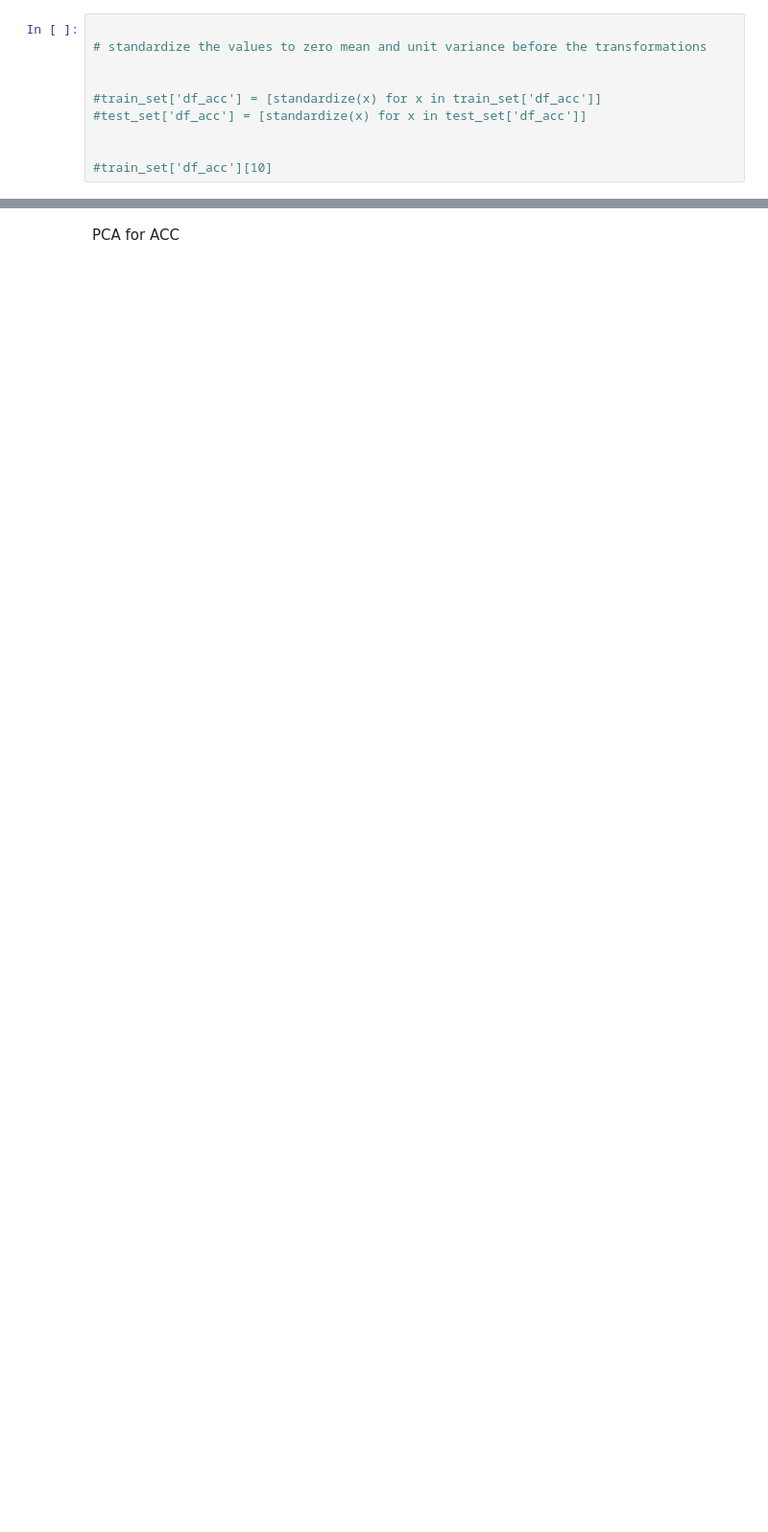
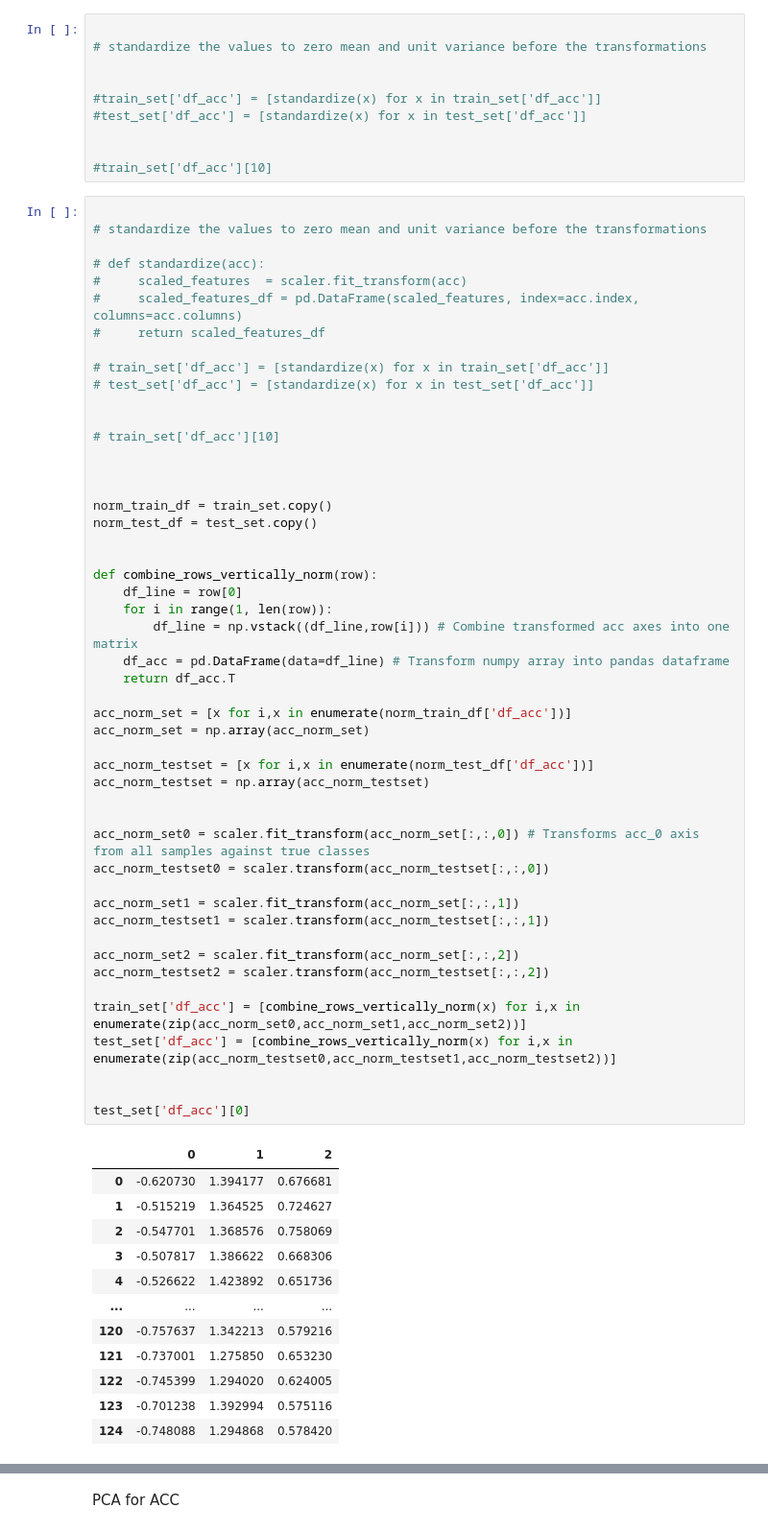
Before and after one commit to anushaihalapathirana/Multi_modal_data_fusion, a Jupyter notebook: project-work-MEx-classification.ipynb, the cells around one changed output, grey strips where cells are left out. Shown at 96% size. Drawn from its saved outputs; the diff is of its cells as text; blank space fills up the shorter version.

```diff
--- a/project-work-MEx-classification.ipynb
+++ b/project-work-MEx-classification.ipynb
@@ -495,3 +495,65 @@ test_set['df_acc'] = [downsample(drop_time(x)) for x in test_set['df_acc']]
 
 
 #train_set['df_acc'][10]
+# %%
+
+# standardize the values to zero mean and unit variance before the transformations
+
+# def standardize(acc):
+#     scaled_features  = scaler.fit_transform(acc)
+#     scaled_features_df = pd.DataFrame(scaled_features, index=acc.index, columns=acc.columns)
+#     return scaled_features_df
+
+# train_set['df_acc'] = [standardize(x) for x in train_set['df_acc']]
+# test_set['df_acc'] = [standardize(x) for x in test_set['df_acc']]
+
+
+# train_set['df_acc'][10]
+
+
+
+norm_train_df = train_set.copy()
+norm_test_df = test_set.copy()
+
+
+def combine_rows_vertically_norm(row):
+    df_line = row[0]
+    for i in range(1, len(row)):
+        df_line = np.vstack((df_line,row[i])) # Combine transformed acc axes into one matrix
+    df_acc = pd.DataFrame(data=df_line) # Transform numpy array into pandas dataframe
+    return df_acc.T
+
+acc_norm_set = [x for i,x in enumerate(norm_train_df['df_acc'])]
+acc_norm_set = np.array(acc_norm_set)
+
+acc_norm_testset = [x for i,x in enumerate(norm_test_df['df_acc'])]
+acc_norm_testset = np.array(acc_norm_testset)
+
+
+acc_norm_set0 = scaler.fit_transform(acc_norm_set[:,:,0]) # Transforms acc_0 axis from all samples against true classes
+acc_norm_testset0 = scaler.transform(acc_norm_testset[:,:,0])
+
+acc_norm_set1 = scaler.fit_transform(acc_norm_set[:,:,1])
+acc_norm_testset1 = scaler.transform(acc_norm_testset[:,:,1])
+
+acc_norm_set2 = scaler.fit_transform(acc_norm_set[:,:,2])
+acc_norm_testset2 = scaler.transform(acc_norm_testset[:,:,2])
+
+train_set['df_acc'] = [combine_rows_vertically_norm(x) for i,x in enumerate(zip(acc_norm_set0,acc_norm_set1,acc_norm_set2))]
+test_set['df_acc'] = [combine_rows_vertically_norm(x) for i,x in enumerate(zip(acc_norm_testset0,acc_norm_testset1,acc_norm_testset2))]
+
+
+test_set['df_acc'][0]
+# %% [output]
+|  | 0 | 1 | 2 |
+| 0 | -0.620730 | 1.394177 | 0.676681 |
+| 1 | -0.515219 | 1.364525 | 0.724627 |
+| 2 | -0.547701 | 1.368576 | 0.758069 |
+| 3 | -0.507817 | 1.386622 | 0.668306 |
+| 4 | -0.526622 | 1.423892 | 0.651736 |
+| ... | ... | ... | ... |
+| 120 | -0.757637 | 1.342213 | 0.579216 |
+| 121 | -0.737001 | 1.275850 | 0.653230 |
+| 122 | -0.745399 | 1.294020 | 0.624005 |
+| 123 | -0.701238 | 1.392994 | 0.575116 |
+| 124 | -0.748088 | 1.294868 | 0.578420 |
```
Also changed, not shown: parts of 29 cells of this notebook.
